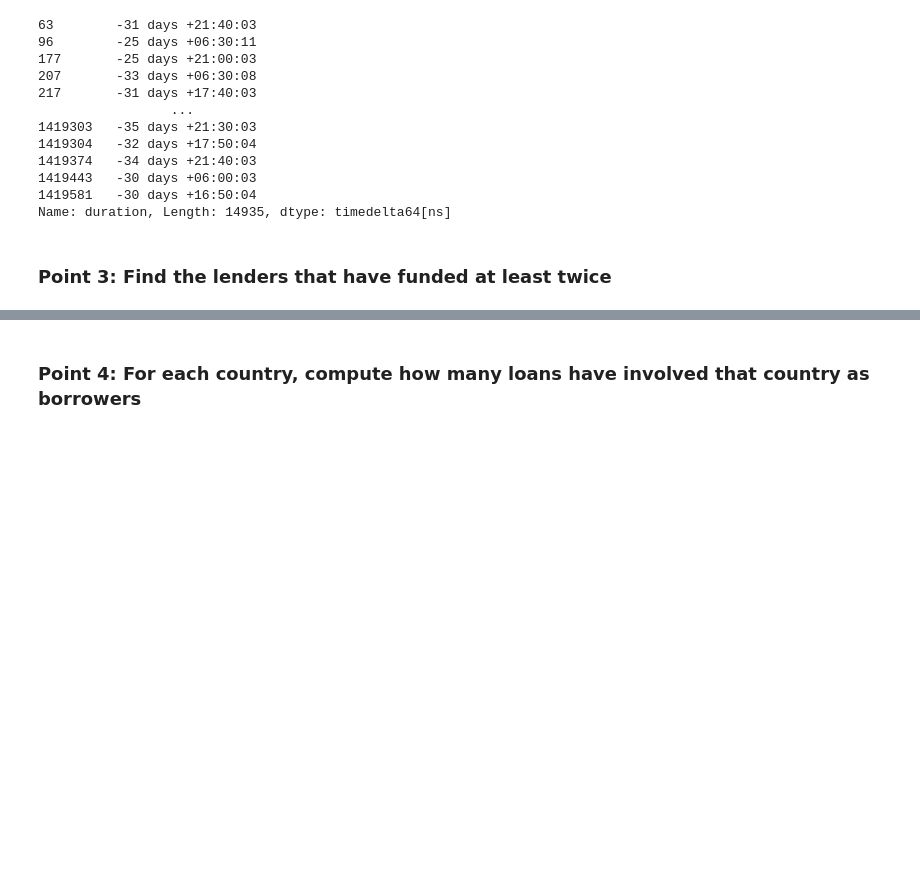
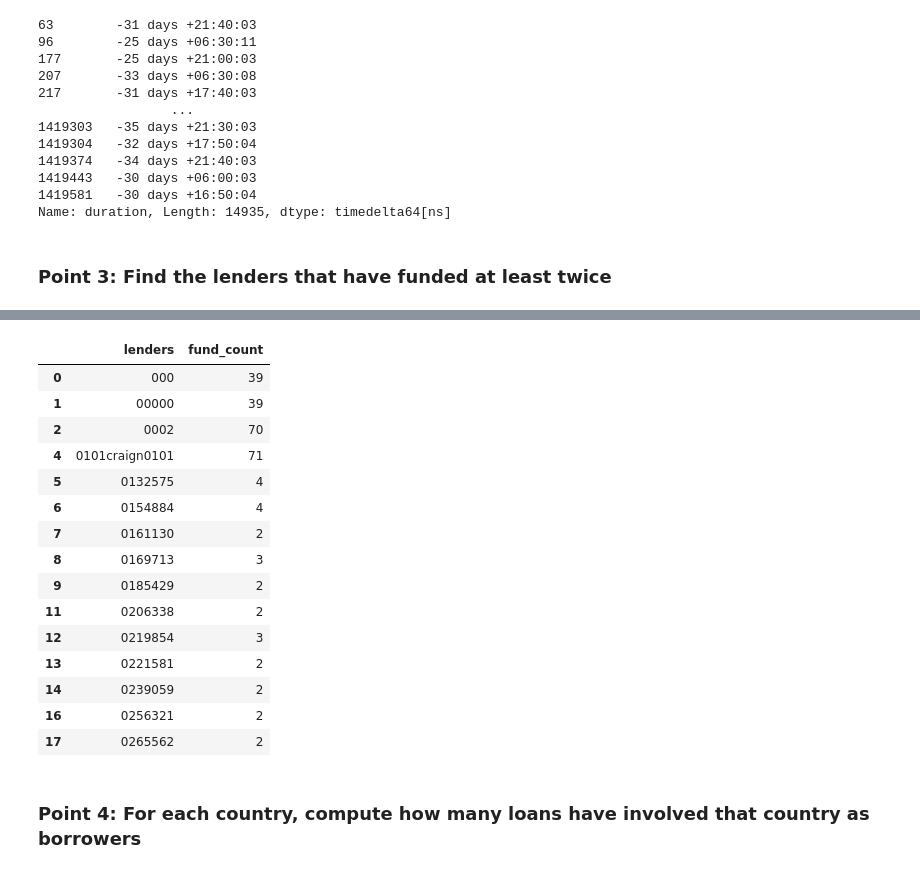
Before and after one commit to Lukpier/cs-project, a Jupyter notebook: kiva.ipynb, the cells around one changed output, grey strips where cells are left out. Cells and saved outputs as stored; diff of their text form; code cells hidden in the pictures; blank space fills up the shorter version.

```diff
--- a/kiva.ipynb
+++ b/kiva.ipynb
@@ -156,5 +156,22 @@ Wall time: 13.7 s
 # %%
-at_least_2_fund_lenders = loans_by_lenders[loans_by_lenders.fund_count > 1]
+loans_by_lenders[loans_by_lenders.fund_count > 1].head(15)
+# %% [output]
+|  | lenders | fund_count |
+| 0 | 000 | 39 |
+| 1 | 00000 | 39 |
+| 2 | 0002 | 70 |
+| 4 | 0101craign0101 | 71 |
+| 5 | 0132575 | 4 |
+| 6 | 0154884 | 4 |
+| 7 | 0161130 | 2 |
+| 8 | 0169713 | 3 |
+| 9 | 0185429 | 2 |
+| 11 | 0206338 | 2 |
+| 12 | 0219854 | 3 |
+| 13 | 0221581 | 2 |
+| 14 | 0239059 | 2 |
+| 16 | 0256321 | 2 |
+| 17 | 0265562 | 2 |
 # %% [markdown]
 ### Point 4: For each country, compute how many loans have involved that country as borrowers
 # %% [markdown]
```
Also changed, not shown: parts of 21 cells of this notebook.
